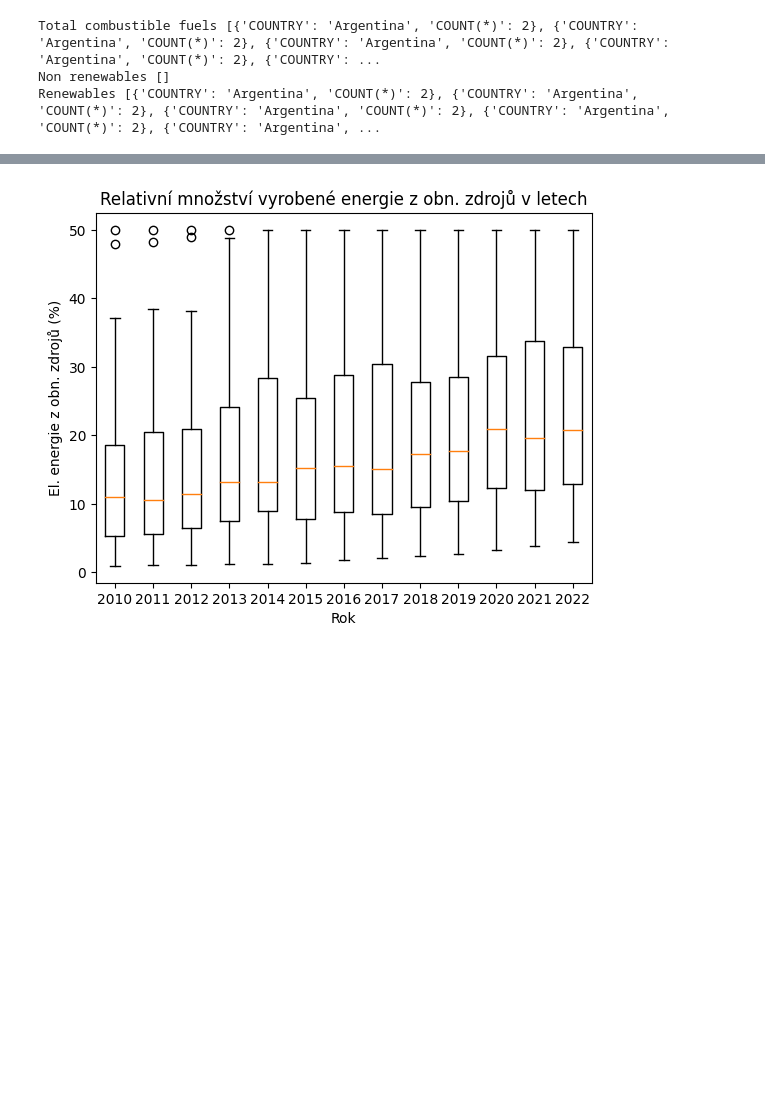
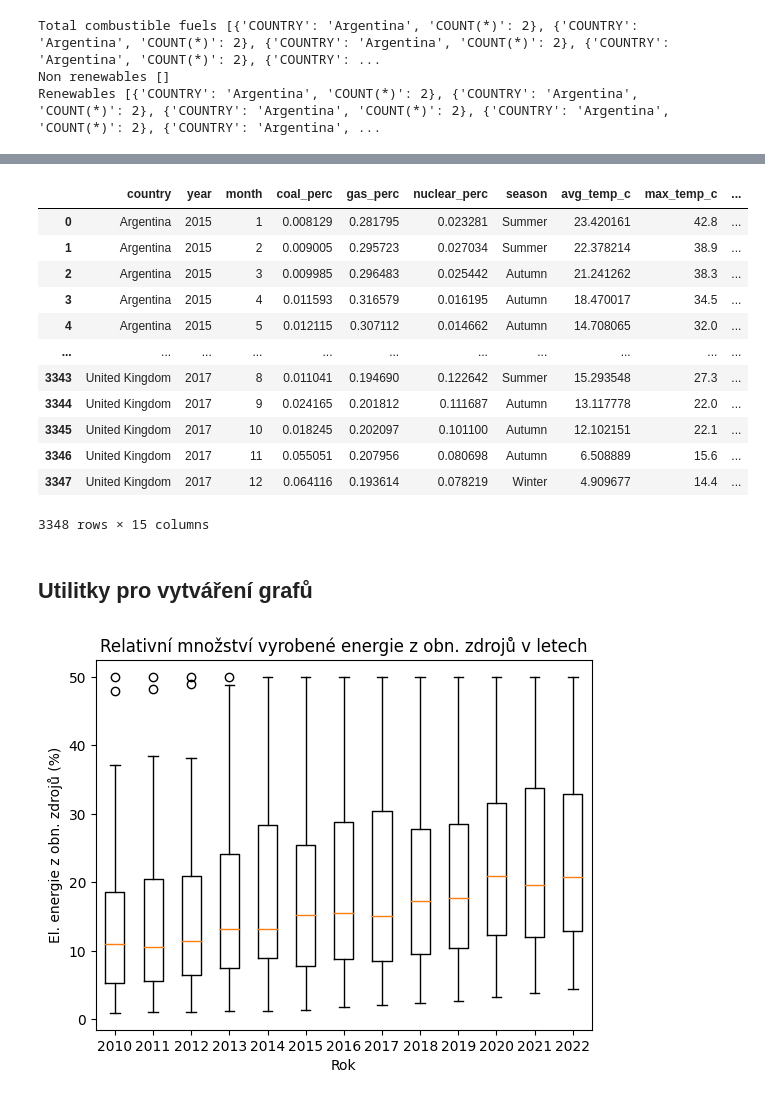
Before and after one commit to MrkMrk00/dzd-coursework, a Jupyter notebook: work.ipynb, the cells around one changed output, grey strips where cells are left out. Drawn from its saved outputs; the diff is of its cells as text; code cells hidden in the pictures; blank space fills up the shorter version.

```diff
--- a/work.ipynb
+++ b/work.ipynb
@@ -190,13 +191,15 @@ def select_product(product: str|list[str]) -> tuple[str, list]:
 
     return (f"""
         SELECT
-            CONCAT_WS("-", e.COUNTRY, e.YEAR) AS key,
+            CONCAT_WS("-", e.COUNTRY, e.YEAR, e.MONTH) AS key,
+            e.COUNTRY,
+            e.YEAR,
+            e.MONTH,
             COALESCE(SUM(e.VALUE), 0) AS value
         FROM electricity e
         WHERE e.PRODUCT IN ({placeholders})
-        GROUP BY e.COUNTRY, e.YEAR
+        GROUP BY e.COUNTRY, e.YEAR, e.MONTH
     """, product)
-
 
 def group_by_year(data: list[dict]) -> dict[int, Any]:
     by_year = {}
@@ -248,33 +253,23 @@ Renewables [{'COUNTRY': 'Argentina', 'COUNT(*)': 2}, {'COUNTRY': 'Argentina', 'C
 # %%
 renewables = ['Hydro', 'Wind', 'Solar', 'Geothermal', 'Combustible renewables', 'Other renewables', 'Other combustible renewables']
 non_renewables = ['Coal', 'Oil', 'Natural gas', 'Low carbon', 'Fossil fuels', 'Nuclear']
+
 all_energy_producing_sources = [*renewables, *non_renewables]
 
 total_q, total_p = select_product(all_energy_producing_sources)
 
-def relative_energy_source_box(product_name: str|list[str], title: str, ylabel: str) -> None:
-    energy_source_q, energy_source_p = select_product(product_name)
-    parameters = [*total_p, *energy_source_p]
+def select_product_relative(product: str|list[str]) -> tuple[str, list]:
+    product_q, product_p = select_product(product)
+    parameters = [*total_p, *product_p]
     query = f"""
         SELECT
-            t.country AS country,
-            t.year AS year,
-            AVG((COALESCE(r.value, 1) / t.value) * 100) AS value
+            t.key,
+            t.COUNTRY AS country,
+            t.YEAR AS year,
+            t.MONTH AS month,
+            (p.value / t.value) AS value
         FROM ({total_q}) t
-        LEFT JOIN ({energy_source_q}) r ON r.key = t.key
-        GROUP BY t.country, t.year
-        ORDER BY t.country, t.year
+        JOIN ({product_q}) p ON t.key = p.key
     """
 
-    result: dict
-    with cursor() as c:
-        result = c.execute(query, parameters).fetchall()
-
-    result = dict(sorted(group_by_year(result).items()))
-
-    fig, ax = plt.subplots()
-    ax.set_title(title)
-    ax.set_xlabel('Rok')
-    ax.set_ylabel(ylabel)
-    ax.boxplot(result.values())
-    ax.set_xticklabels(result.keys())
+    return query, parameters
@@ -280,0 +339,18 @@ def relative_energy_source_box(product_name: str|list[str], title: str, ylabel:
+# %%
+df
+# %% [output]
+|  | country | year | month | coal_perc | gas_perc | nuclear_perc | season | avg_temp_c | max_temp_c | ... |
+| 0 | Argentina | 2015 | 1 | 0.008129 | 0.281795 | 0.023281 | Summer | 23.420161 | 42.8 | ... |
+| 1 | Argentina | 2015 | 2 | 0.009005 | 0.295723 | 0.027034 | Summer | 22.378214 | 38.9 | ... |
+| 2 | Argentina | 2015 | 3 | 0.009985 | 0.296483 | 0.025442 | Autumn | 21.241262 | 38.3 | ... |
+| 3 | Argentina | 2015 | 4 | 0.011593 | 0.316579 | 0.016195 | Autumn | 18.470017 | 34.5 | ... |
+| 4 | Argentina | 2015 | 5 | 0.012115 | 0.307112 | 0.014662 | Autumn | 14.708065 | 32.0 | ... |
+| ... | ... | ... | ... | ... | ... | ... | ... | ... | ... | ... |
+| 3343 | United Kingdom | 2017 | 8 | 0.011041 | 0.194690 | 0.122642 | Summer | 15.293548 | 27.3 | ... |
+| 3344 | United Kingdom | 2017 | 9 | 0.024165 | 0.201812 | 0.111687 | Autumn | 13.117778 | 22.0 | ... |
+| 3345 | United Kingdom | 2017 | 10 | 0.018245 | 0.202097 | 0.101100 | Autumn | 12.102151 | 22.1 | ... |
+| 3346 | United Kingdom | 2017 | 11 | 0.055051 | 0.207956 | 0.080698 | Autumn | 6.508889 | 15.6 | ... |
+| 3347 | United Kingdom | 2017 | 12 | 0.064116 | 0.193614 | 0.078219 | Winter | 4.909677 | 14.4 | ... |
+3348 rows × 15 columns
+# %% [markdown]
+## Utilitky pro vytváření grafů
```
Also changed, not shown: parts of 4 cells of this notebook.
